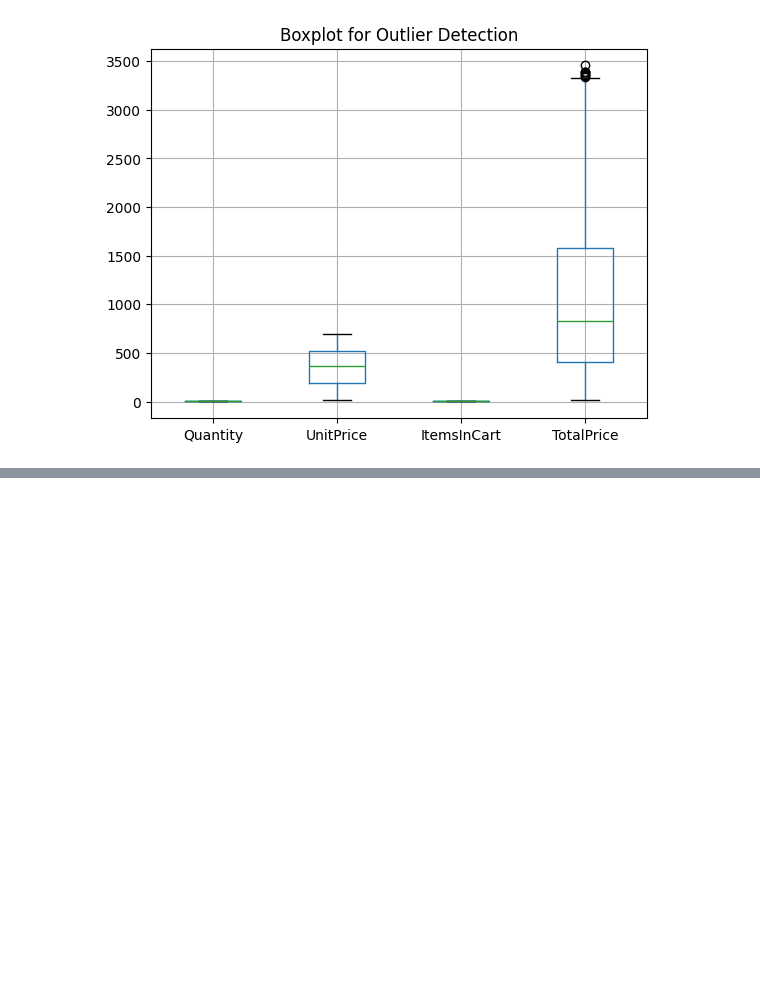
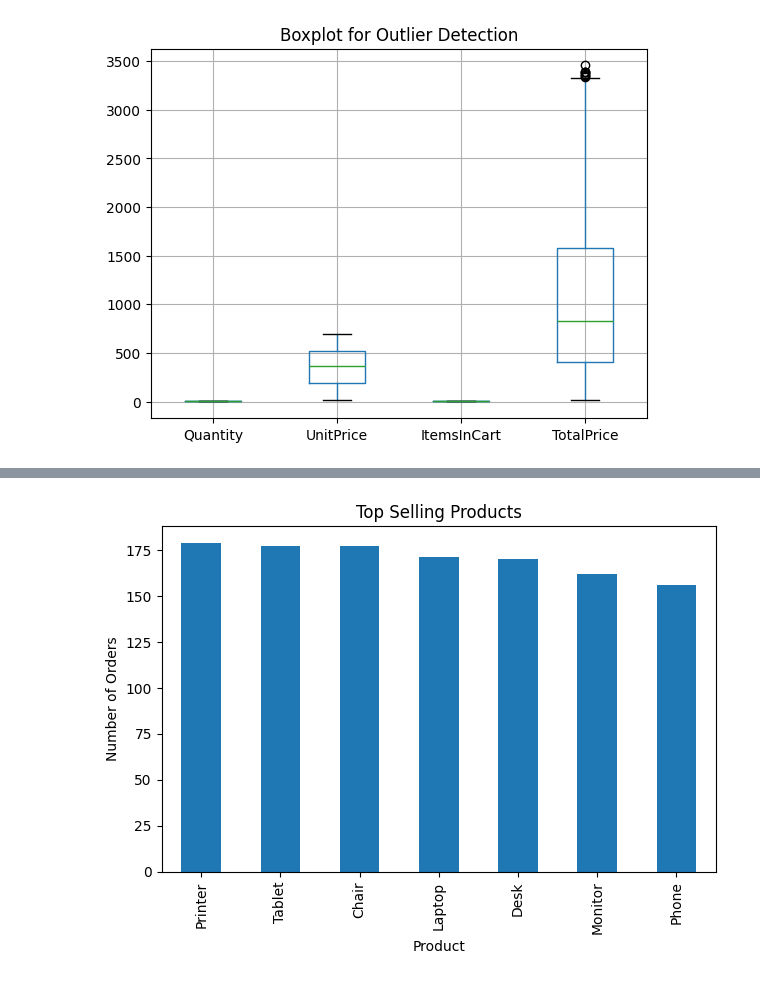
Before and after one commit to avisekbose/DecodeLabs-Internship, a Jupyter notebook: DA_Project 1.ipynb, the cells around one changed output, grey strips where cells are left out. Saved outputs shown, nothing was run; the diff lists cells and outputs as text; code cells hidden in the pictures; blank space fills up the shorter version.

```diff
--- a/DA_Project 1.ipynb
+++ b/DA_Project 1.ipynb
@@ -246,0 +317,13 @@ df.to_excel('Dataset for Data Analytics_V1.1.xlsx', index=False)
+# %%
+ProductCount = df['Product'].value_counts()
+
+plt.figure()
+ProductCount.plot(kind='bar')
+plt.title("Top Selling Products")
+plt.xlabel("Product")
+plt.ylabel("Number of Orders")
+plt.xticks(rotation=90)
+plt.tight_layout()
+plt.show()
+# %% [output]
+[figure, added]
```
Also changed, not shown: parts of 20 cells of this notebook, 1 other file.
